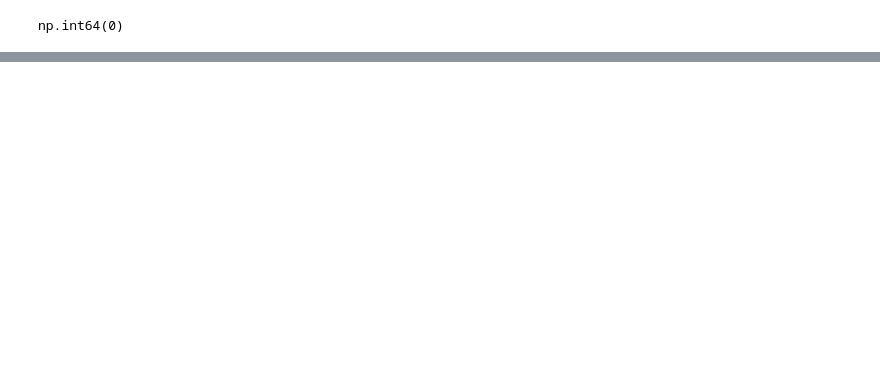
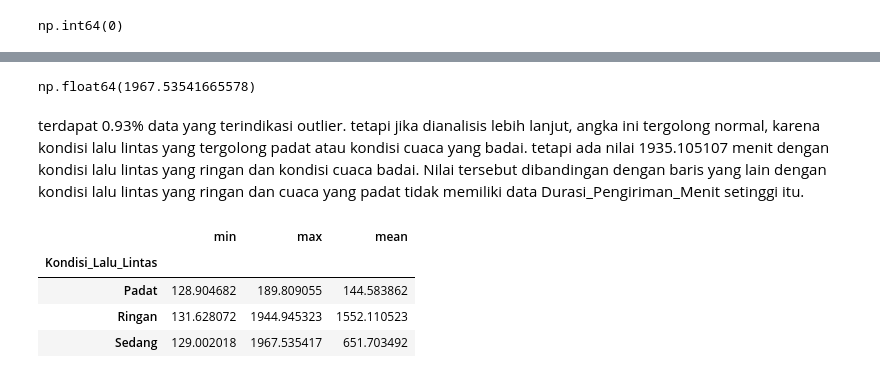
Before and after one commit to NurulAis/last-mile-delivery-optimizer, a Jupyter notebook: notebooks/EDA.ipynb, the cells around one changed output, grey strips where cells are left out. Drawn from its saved outputs; the diff is of its cells as text; code cells hidden in the pictures; blank space fills up the shorter version.

```diff
--- a/notebooks/EDA.ipynb
+++ b/notebooks/EDA.ipynb
@@ -109,0 +208,14 @@ df[df['Durasi_Pengiriman_Menit'].isna()].head()
+# %%
+outlier['Durasi_Pengiriman_Menit'].max()
+# %% [output]
+np.float64(1967.53541665578)
+# %% [markdown]
+terdapat 0.93% data yang terindikasi outlier. tetapi jika dianalisis lebih lanjut, angka ini tergolong normal, karena kondisi lalu lintas yang tergolong padat atau kondisi cuaca yang badai. tetapi ada nilai 1935.105107 menit dengan kondisi lalu lintas yang ringan dan kondisi cuaca badai. Nilai tersebut dibandingan dengan baris yang lain dengan kondisi lalu lintas yang ringan dan cuaca yang padat tidak memiliki data Durasi_Pengiriman_Menit setinggi itu.
+# %%
+outlier.groupby('Kondisi_Lalu_Lintas')['Durasi_Pengiriman_Menit'].agg(['min', 'max', 'mean'])
+# %% [output]
+|  | min | max | mean |
+| Kondisi_Lalu_Lintas |  |  |  |
+| Padat | 128.904682 | 189.809055 | 144.583862 |
+| Ringan | 131.628072 | 1944.945323 | 1552.110523 |
+| Sedang | 129.002018 | 1967.535417 | 651.703492 |
```
Also changed, not shown: parts of 33 cells of this notebook.
